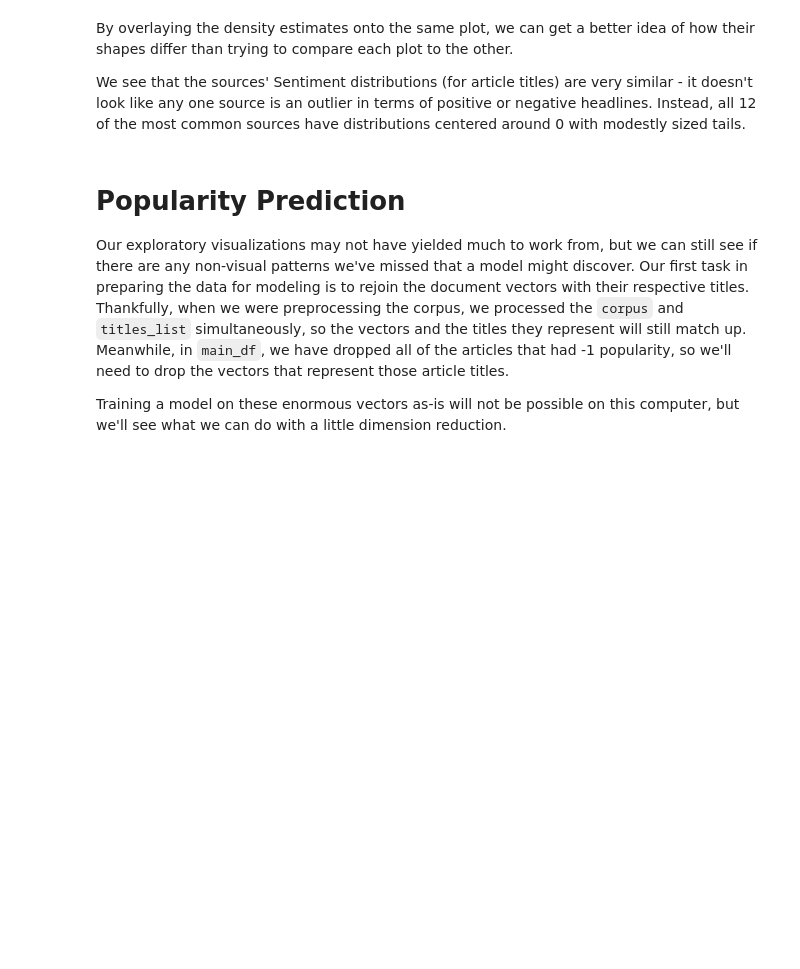
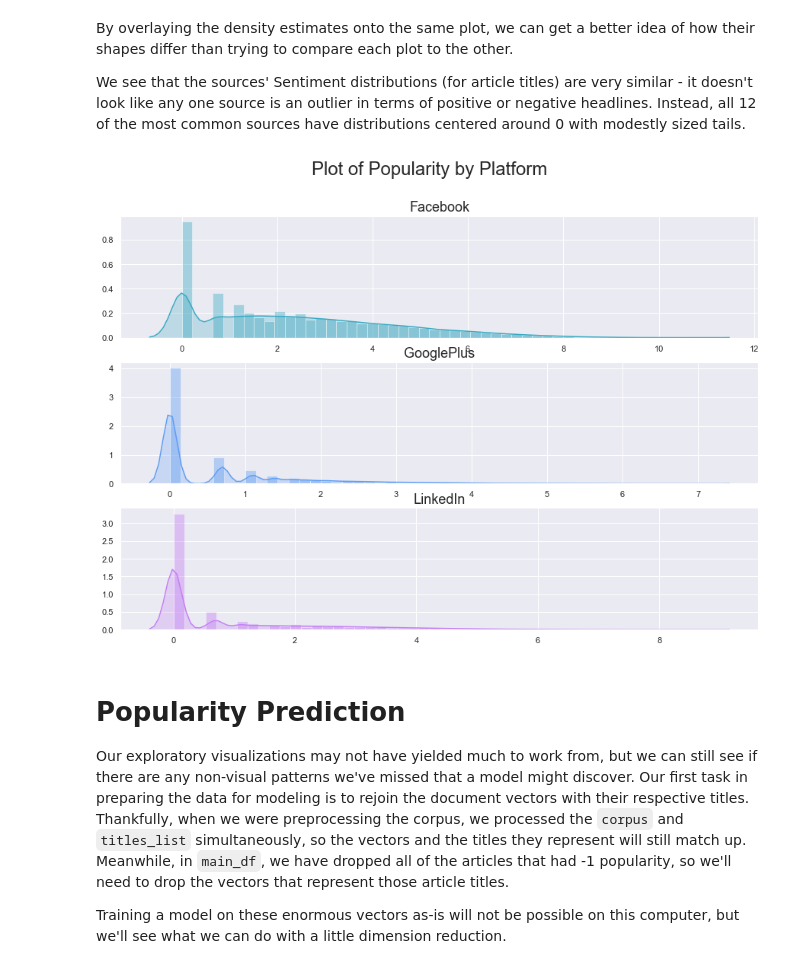
Before and after one commit to chambliss/Notebooks, a Jupyter notebook: Word2Vec_News_Analysis.ipynb, the cells around one changed output. Saved outputs shown, nothing was run; the diff lists cells and outputs as text; code cells hidden in the pictures; blank space fills up the shorter version.

```diff
--- a/Word2Vec_News_Analysis.ipynb
+++ b/Word2Vec_News_Analysis.ipynb
@@ -390,6 +413,24 @@ plt.show()
 By overlaying the density estimates onto the same plot, we can get a better idea of how their shapes differ than trying to compare each plot to the other.
 
 We see that the sources' Sentiment distributions (for article titles) are very similar - it doesn't look like any one source is an outlier in terms of positive or negative headlines. Instead, all 12 of the most common sources have distributions centered around 0 with modestly sized tails.
+# %%
+fig, ax = plt.subplots(3, 1, figsize=(15, 10))
+
+subplots = [a for a in ax]
+
+for platform, subplot, color in zip(platforms, subplots, colors):
+
+    sns.distplot(np.log(main_data[platform] + 1), ax=subplot, color=color, kde_kws={'shade':True})
+
+    # Set a nice title, get rid of x labels
+    subplot.set_title(platform, fontsize=18)
+    subplot.set_xlabel('')
+
+fig.suptitle('Plot of Popularity by Platform', fontsize=24)
+
+plt.show()
+# %% [output]
+[figure, added]
 # %% [markdown]
 # Popularity Prediction
 
```
Also changed, not shown: parts of 23 cells of this notebook.
